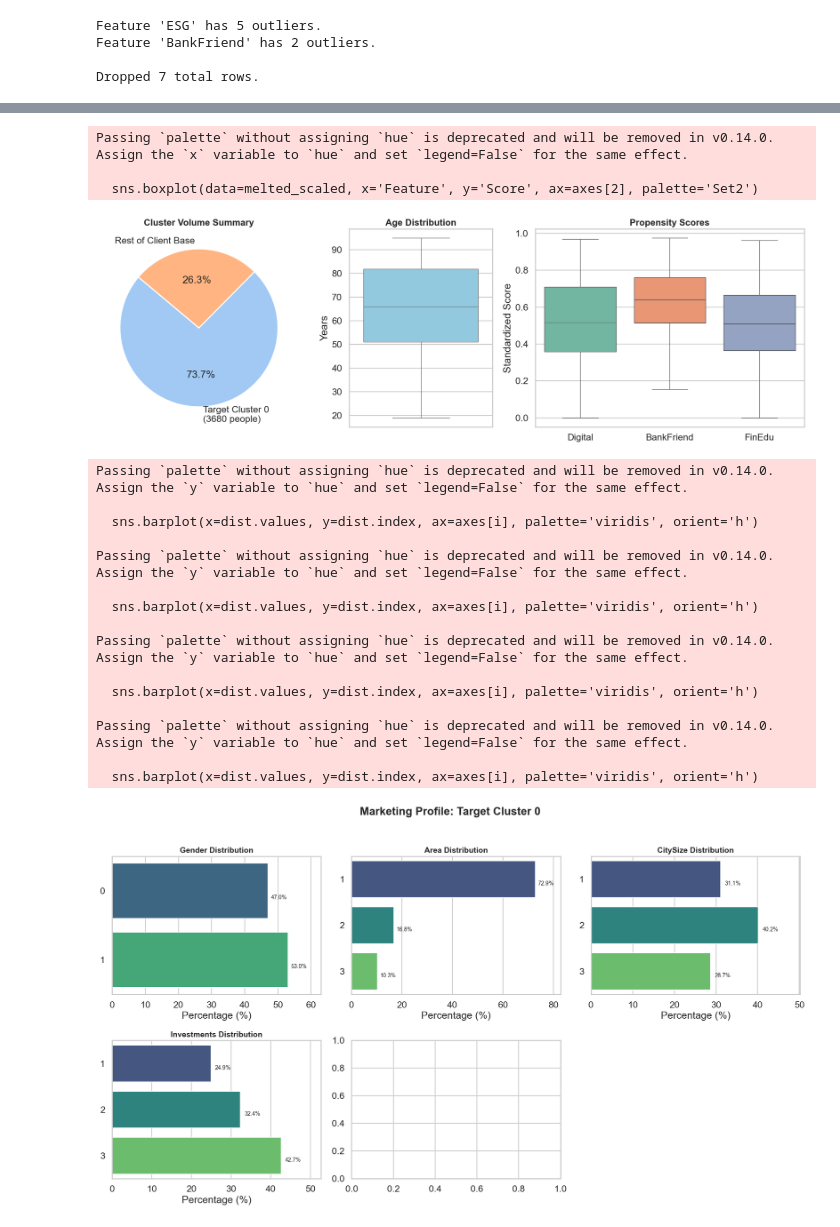
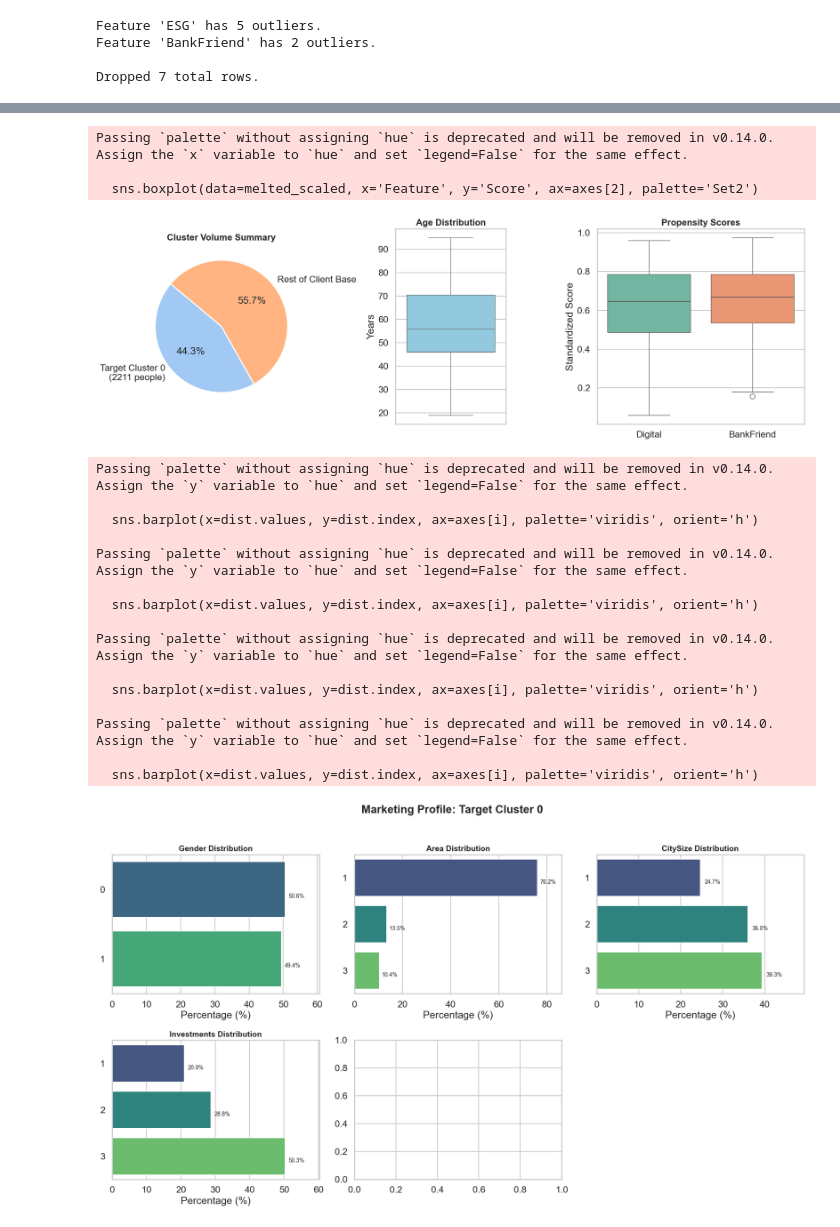
Before and after one commit to Smael-olk/Fintech, a Jupyter notebook: BusinessCase1/2-Protection_FAMD.ipynb, the cells around one changed output, grey strips where cells are left out. Cells and saved outputs as stored; diff of their text form; code cells hidden in the pictures.

```diff
--- a/BusinessCase1/2-Protection_FAMD.ipynb
+++ b/BusinessCase1/2-Protection_FAMD.ipynb
@@ -174,6 +139,6 @@ Total Variance Explained by 3 Dimensions: 64.56%
 # %%
 # 4. Standard Euclidean Clustering on the FAMD dimensions
-optimal_k = 3
+optimal_k = 4
 kmeans = KMeans(n_clusters=optimal_k, random_state=42)
 cluster_labels = kmeans.fit_predict(X_famd)
 
@@ -202,11 +167,19 @@ data['Cluster_ID'] = cluster_labels
 
 print("\n--- CLUSTER PROFILES (The Business Truth) ---")
 display(data.groupby('Cluster_ID').agg({
+    # Raw stats
     'Wealth': 'mean',
     'Income': 'mean',
     'Debt': 'mean',
     'Saving': 'mean',
     'FamilySize': lambda x: x.mode()[0],
-    'Job': lambda x: x.mode()[0]
+    'Job': lambda x: x.mode()[0],
+
+    # NEW: Your Engineered Risk Engine!
+    'Debt_to_Income': 'mean',
+    'Safety_Net': 'mean',
+    'Dependents_Risk': 'mean',
+    'Asset_Exposure': 'mean',
+    'FinEdu': 'mean'
 }).round(2))
 # %% [output]
@@ -519,7 +508,7 @@ axes[1].set_title("Age Distribution", fontsize=16, fontweight='bold')
 axes[1].set_ylabel("Years")
 
 # 1C. Boxplots strictly for STANDARDIZED SCORES
-scaled_cols = ['Digital', 'BankFriend', 'FinEdu']
+scaled_cols = ['Digital', 'BankFriend']
 melted_scaled = target_profile[scaled_cols].melt(var_name='Feature', value_name='Score')
 
 sns.boxplot(data=melted_scaled, x='Feature', y='Score', ax=axes[2], palette='Set2')
@@ -542,34 +531,34 @@ axes = axes.flatten() # Flatten to easily loop through them
 
 for i, col in enumerate(cat_cols):
     # Calculate percentages
     dist = target_profile[col].value_counts(normalize=True) * 100
 
     # Create Horizontal Bar Plot
     sns.barplot(x=dist.values, y=dist.index, ax=axes[i], palette='viridis', orient='h')
 
     # Formatting
     axes[i].set_title(f"{col} Distribution", fontsize=14, fontweight='bold')
     axes[i].set_xlabel("Percentage (%)")
     axes[i].set_ylabel("")
     axes[i].set_xlim(0, max(dist.values) + 10) # Give a little breathing room on the right
 
     # Add exact percentage text labels onto the bars
     for p in axes[i].patches:
         width = p.get_width()
         axes[i].text(width + 1, p.get_y() + p.get_height()/2. + 0.1,
                      f'{width:.1f}%', ha="left", va="center", fontsize=10)
 
 # Hide the 6th empty subplot (since we only have 5 categorical columns)
 axes[5].axis('off')
 
 fig.suptitle(f"Marketing Profile: Target Cluster {target_cluster_id}", fontsize=20, fontweight='bold', y=1.02)
 plt.tight_layout()
 plt.show()
 # %% [output]
 Passing `palette` without assigning `hue` is deprecated and will be removed in v0.14.0. Assign the `x` variable to `hue` and set `legend=False` for the same effect.
 
   sns.boxplot(data=melted_scaled, x='Feature', y='Score', ax=axes[2], palette='Set2')
-[figure, old version]
+[figure, new version]
 Passing `palette` without assigning `hue` is deprecated and will be removed in v0.14.0. Assign the `y` variable to `hue` and set `legend=False` for the same effect.
 
   sns.barplot(x=dist.values, y=dist.index, ax=axes[i], palette='viridis', orient='h')
@@ -585,7 +574,7 @@ Passing `palette` without assigning `hue` is deprecated and will be removed in v
 Passing `palette` without assigning `hue` is deprecated and will be removed in v0.14.0. Assign the `y` variable to `hue` and set `legend=False` for the same effect.
 
   sns.barplot(x=dist.values, y=dist.index, ax=axes[i], palette='viridis', orient='h')
-[figure, old version]
+[figure, new version]
 # %%
 # Merge the cluster labels onto your quarantined demographic/psychographic data
 df_passive_obj1 = data.drop(columns=active_risk_cols).copy()
```
Also changed, not shown: parts of 18 cells of this notebook, 1 other file.
